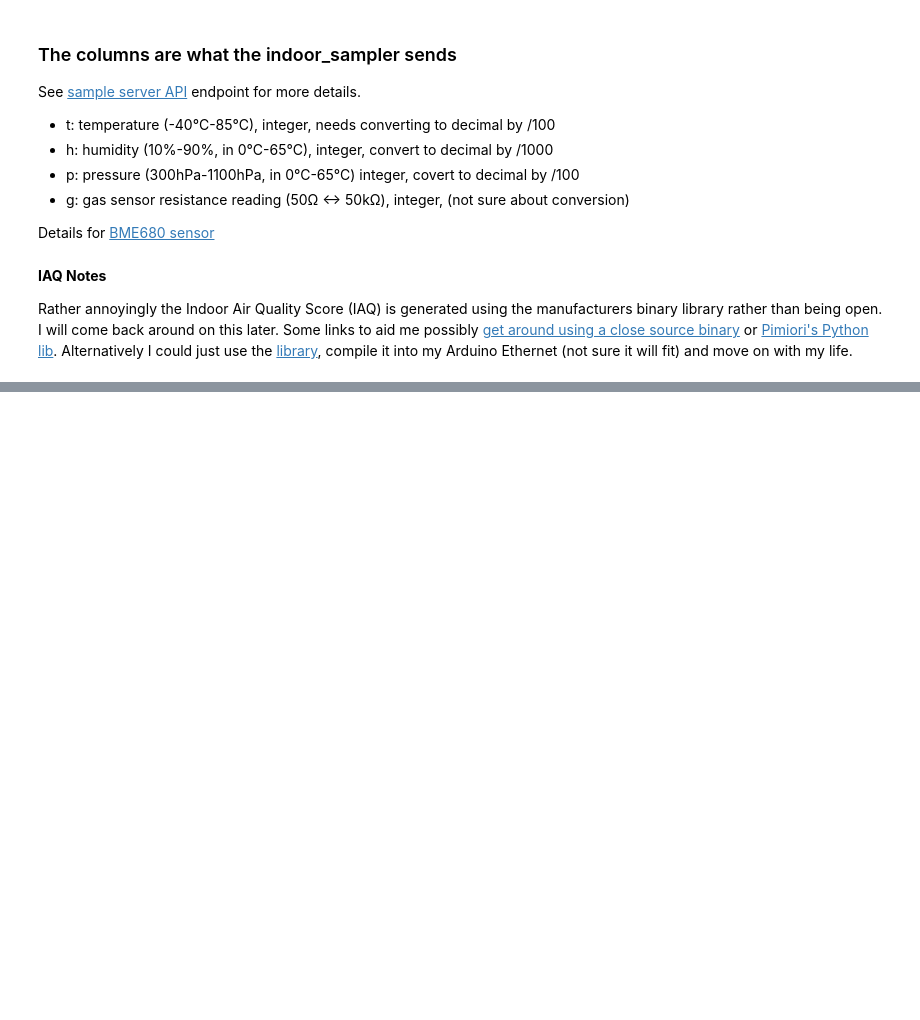
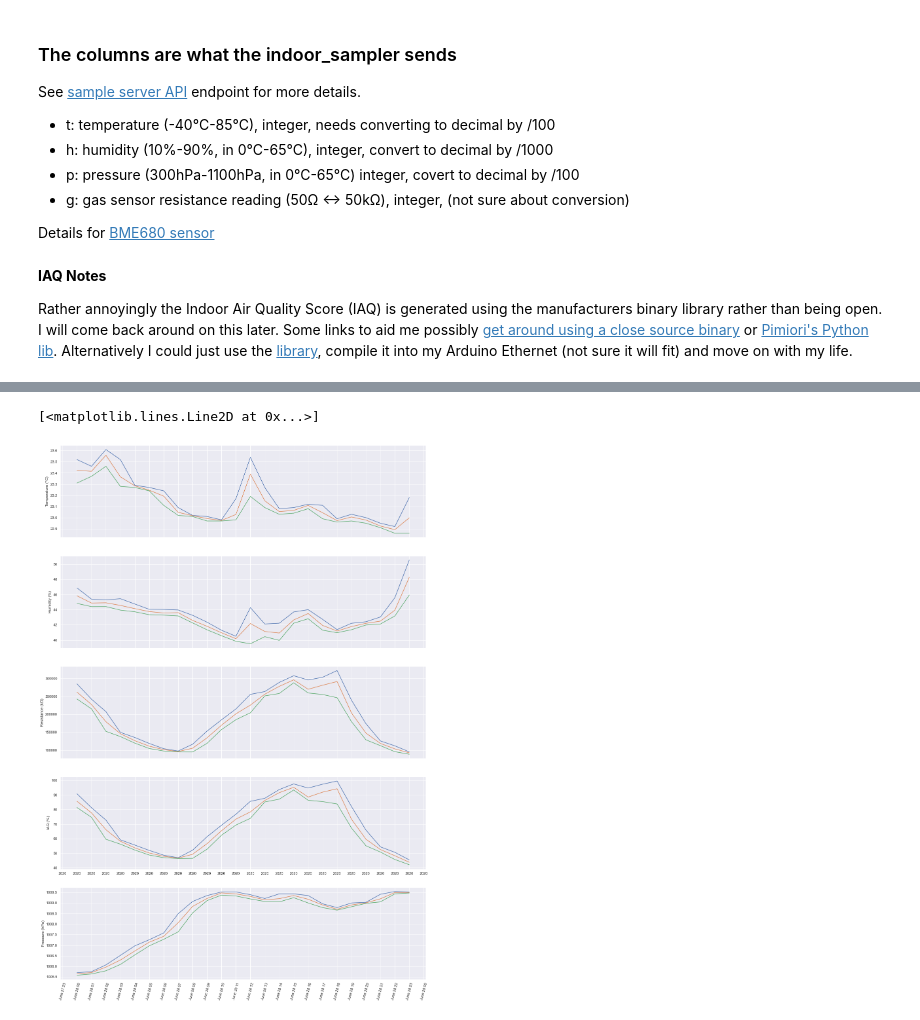
Before and after one commit to oisinmulvihill/sample_datamagic, a Jupyter notebook: notebooks/House Weather.ipynb, the cells around one changed output, grey strips where cells are left out. Cells and saved outputs as stored; diff of their text form; code cells hidden in the pictures; blank space fills up the shorter version.

Commit message:
WIP graphing

```diff
--- a/notebooks/House Weather.ipynb
+++ b/notebooks/House Weather.ipynb
@@ -71,6 +120,6 @@ df.head()
 # %%
 # Group by date
-fields = ['temperature', 'humidity', 'pressure', 'gas']
-# group_by_date = df.loc["2020-06-25":"2020-06-28", fields]
-group_by_date = df.loc[:, fields]
+fields = ['temperature', 'humidity', 'pressure', 'gas', 'iaq']
+group_by_date = df.loc["2020-06-28 00:00:00":"2020-06-28 23:59:59", fields]
+# group_by_date = df.loc[:, fields]
 group_by_date = group_by_date.groupby(pd.Grouper(freq='1H'))
@@ -134,0 +126,52 @@ gas.plot(mean.index, min.gas, label="Min")
+# %%
+from matplotlib.dates import DateFormatter, HourLocator
+
+hours = HourLocator(interval = 1)
+date_form = DateFormatter("%B %d %H") # %B: month name, %d: date as number
+
+max = group_by_date.max()
+mean = group_by_date.mean()
+min = group_by_date.min()
+
+fig = plt.figure(figsize=(20, 30))
+temp, humid, gas, iaq, press = fig.subplots(5, 1)
+
+temp.set_ylabel('Temperature (°C)')
+plt.setp(temp.get_xticklabels(), visible=False)
+temp.xaxis.set_major_locator(hours)
+temp.plot(mean.index, max.temperature, label="Max")
+temp.plot(mean.index, mean.temperature, label="Avg")
+temp.plot(mean.index, min.temperature, label="Min")
+
+humid.set_ylabel('Humidity (%)')
+plt.setp(humid.get_xticklabels(), visible=False)
+humid.xaxis.set_major_locator(hours)
+humid.plot(mean.index, max.humidity, label="Max")
+humid.plot(mean.index, mean.humidity, label="Avg")
+humid.plot(mean.index, min.humidity, label="Min")
+
+gas.set_ylabel('Resistance (kΩ)')
+plt.setp(gas.get_xticklabels(), visible=False)
+gas.xaxis.set_major_locator(hours)
+gas.plot(mean.index, max.gas, label="Max")
+gas.plot(mean.index, mean.gas, label="Avg")
+gas.plot(mean.index, min.gas, label="Min")
+
+iaq.set_ylabel('IAQ (%)')
+plt.setp(gas.get_xticklabels(), visible=False)
+iaq.xaxis.set_major_locator(hours)
+iaq.plot(mean.index, max.iaq, label="Max")
+iaq.plot(mean.index, mean.iaq, label="Avg")
+iaq.plot(mean.index, min.iaq, label="Min")
+
+press.set_ylabel('Pressure (hPa)')
+# Use the pressure yticks label for all now the others are hidden.
+press.tick_params(axis='x', rotation=75)
+press.xaxis.set_major_locator(hours)
+press.xaxis.set_major_formatter(date_form)
+press.plot(mean.index, max.pressure, label="Max")
+press.plot(mean.index, mean.pressure, label="Avg")
+press.plot(mean.index, min.pressure, label="Min")
+# %% [output]
+[<matplotlib.lines.Line2D at 0x...>]
+[figure, added]
```
Also changed, not shown: parts of 4 cells of this notebook, 1 other file.
